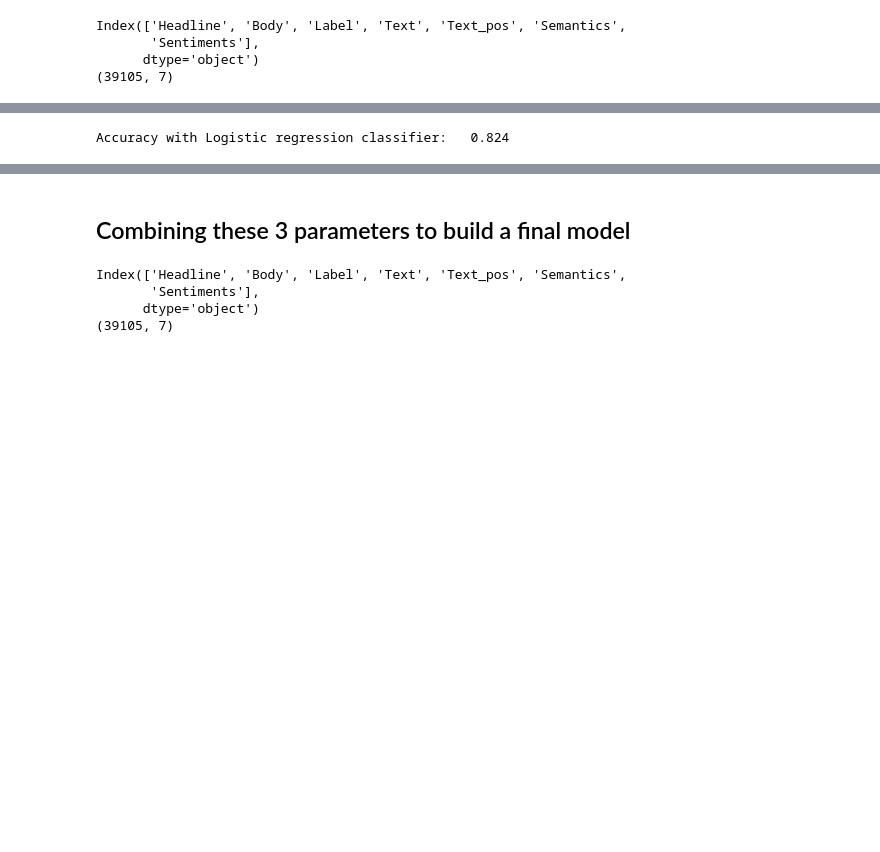
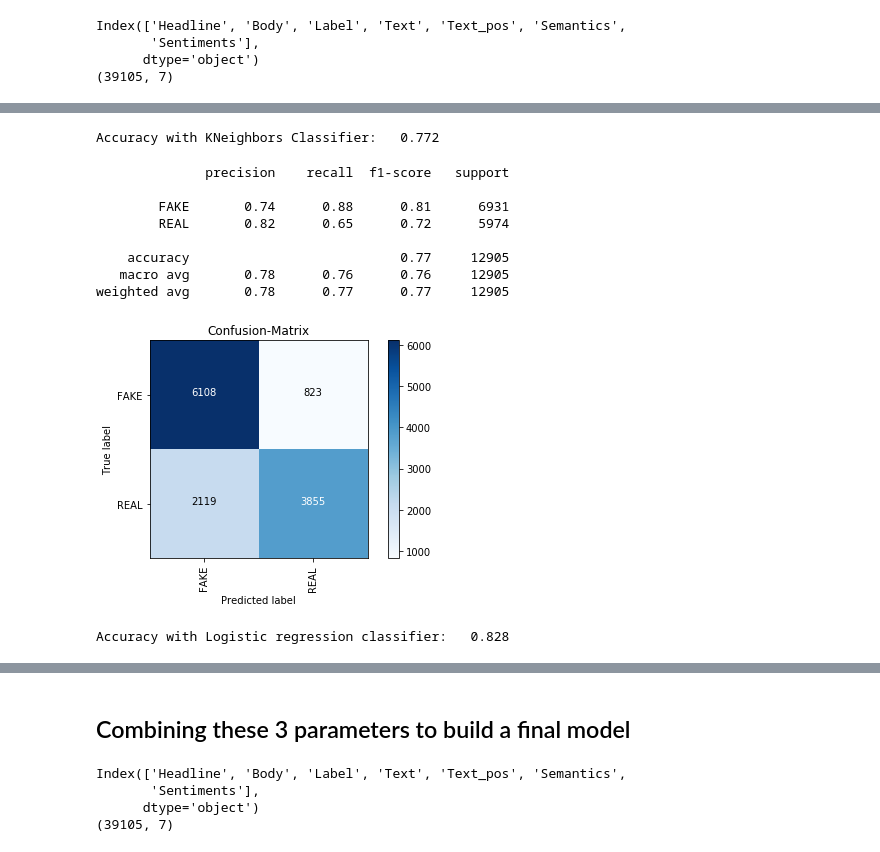
Before and after one commit to 101vinayak/Fake_News_Detection_and_Classification, a Jupyter notebook: Classifying Fake News using ML techniques.ipynb, the cells around one changed output, grey strips where cells are left out. Drawn from its saved outputs; the diff is of its cells as text; code cells hidden in the pictures; blank space fills up the shorter version.

```diff
--- a/Classifying Fake News using ML techniques.ipynb
+++ b/Classifying Fake News using ML techniques.ipynb
@@ -458,3 +589,30 @@ generate_confusion_matrix(matrix, classes=['FAKE', 'REAL'])
+# %%
+classifier = KNeighborsClassifier()
+classifier.fit(X_train.to_list(), y_train)
+
+pickle.dump(classifier, open('SENT_KN', 'wb'))
+
+pred = classifier.predict(X_test.to_list())
+score = metrics.accuracy_score(y_test, pred)
+
+print("Accuracy with KNeighbors Classifier:   %0.3f" % score)
+# %% [output]
+Accuracy with KNeighbors Classifier:   0.772
+# %%
+matrix = metrics.confusion_matrix(y_test, pred, labels=['FAKE', 'REAL'])
+generate_confusion_matrix(matrix, classes=['FAKE', 'REAL'])
+
+print(metrics.classification_report(y_test, pred, target_names=['FAKE', 'REAL']))
+# %% [output]
+              precision    recall  f1-score   support
+
+        FAKE       0.74      0.88      0.81      6931
+        REAL       0.82      0.65      0.72      5974
+
+    accuracy                           0.77     12905
+   macro avg       0.78      0.76      0.76     12905
+weighted avg       0.78      0.77      0.77     12905
+[figure, added]
 # %%
 classifier = LogisticRegression()
 classifier.fit(X_train.to_list(), y_train)
@@ -466,7 +624,7 @@ score = metrics.accuracy_score(y_test, pred)
 
 print("Accuracy with Logistic regression classifier:   %0.3f" % score)
 # %% [output]
-Accuracy with Logistic regression classifier:   0.824
+Accuracy with Logistic regression classifier:   0.828
 # %%
 matrix = metrics.confusion_matrix(y_test, pred, labels=['FAKE', 'REAL'])
 generate_confusion_matrix(matrix, classes=['FAKE', 'REAL'])
```
Also changed, not shown: parts of 39 cells of this notebook.
